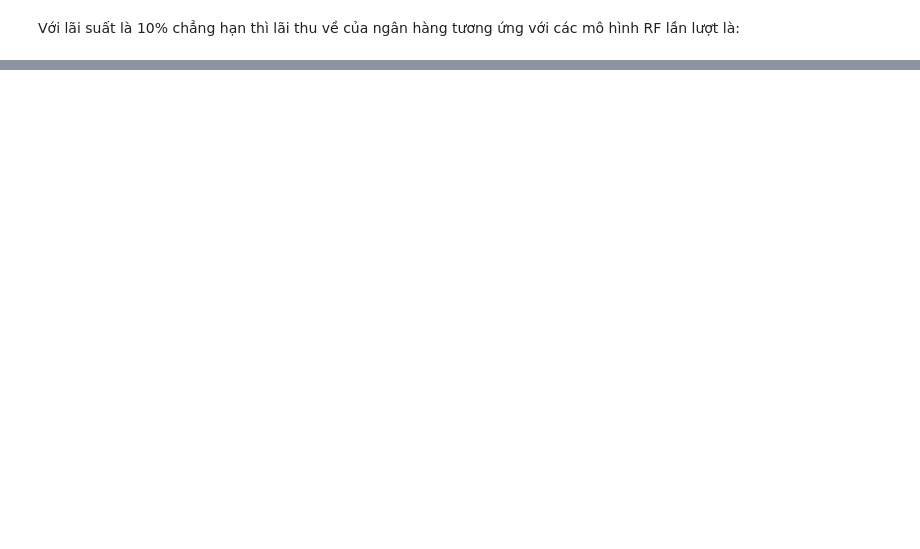
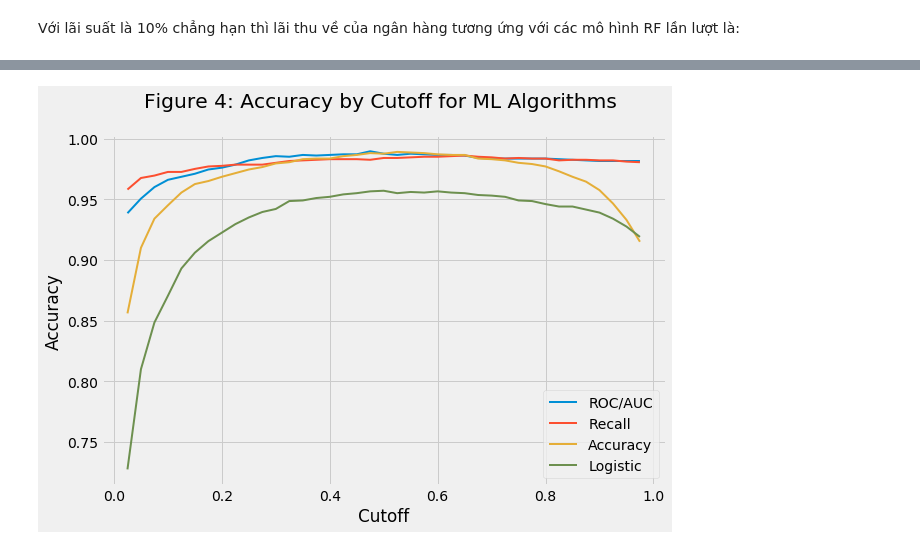
Before and after one commit to ChiDungNguyen/Chapter5_Turning_Parameters_by_Profit, a Jupyter notebook: Chapter5_Turning_parameters_by_Profit.ipynb, the cells around one changed output, grey strips where cells are left out. Saved outputs shown, nothing was run; the diff lists cells and outputs as text; code cells hidden in the pictures; blank space fills up the shorter version.

```diff
--- a/Chapter5_Turning_parameters_by_Profit.ipynb
+++ b/Chapter5_Turning_parameters_by_Profit.ipynb
@@ -118 +118,6 @@ Chú ý rằng các nhãn 0 (tương ứng với khách hàng tốt) và 1 (tư
+# %%
+# PD thu được từ RF tinh chỉnh theo các tiêu chí khác nhau:
+pred_prob_rec = best_rf_rec.predict_proba(X_test)
+pred_prob_acc = best_rf_acc.predict_proba(X_test)
+pred_prob_roc = best_rf_roc.predict_proba(X_test)
 # %% [markdown]
@@ -447,0 +306,36 @@ Dựa trên các kết quả thực nghiệm thu được với bộ số liệu
+# %%
+# Viết hàm tính Accuracy theo cutoff:
+
+def accuracy_ByCutoffRange(prob_pred, cutoff_range):
+
+    accuracy = []
+
+    for j in cutoff_range:
+        pred_bg = (prob_pred[:, 1] >= j).astype(int)
+        acc_i = np.mean(pred_bg == y_test)
+        accuracy.append(acc_i)
+    df_accuracy = pd.DataFrame({"Cutoff": np.round(cutoff_range, 4), "Accuracy": accuracy})
+    return(df_accuracy)
+# %%
+# Các giá trị của cutoff được khảo sát:
+cutoff_range_acc = np.arange(0.025, 1, 0.025)
+
+# Accuracy tương ứng:
+accuracy_RF_acc = accuracy_ByCutoffRange(prob_pred=pred_prob_acc, cutoff_range=cutoff_range_acc)
+accuracy_RF_rec = accuracy_ByCutoffRange(prob_pred=pred_prob_rec, cutoff_range=cutoff_range_acc)
+accuracy_RF_roc = accuracy_ByCutoffRange(prob_pred=pred_prob_roc, cutoff_range=cutoff_range_acc)
+accuracy_logit = accuracy_ByCutoffRange(prob_pred=pred_prob_logit, cutoff_range=cutoff_range_acc)
+# %%
+# Biến đổi của Accuracy theo cutoff:
+plt.figure(figsize = (9, 6))
+plt.plot("Cutoff", "Accuracy", data = accuracy_RF_roc, label = "ROC/AUC", lw = 2)
+plt.plot("Cutoff", "Accuracy", data = accuracy_RF_rec, label = "Recall", lw = 2)
+plt.plot("Cutoff", "Accuracy", data = accuracy_RF_acc, label = "Accuracy", lw = 2)
+plt.plot("Cutoff", "Accuracy", data = accuracy_logit, label = "Logistic", lw = 2)
+plt.xlabel("Cutoff")
+plt.ylabel("Accuracy")
+plt.title("Figure 4: Accuracy by Cutoff for ML Algorithms \n")
+plt.legend()
+plt.show()
+# %% [output]
+[figure, added]
```
Also changed, not shown: parts of 53 cells of this notebook.
